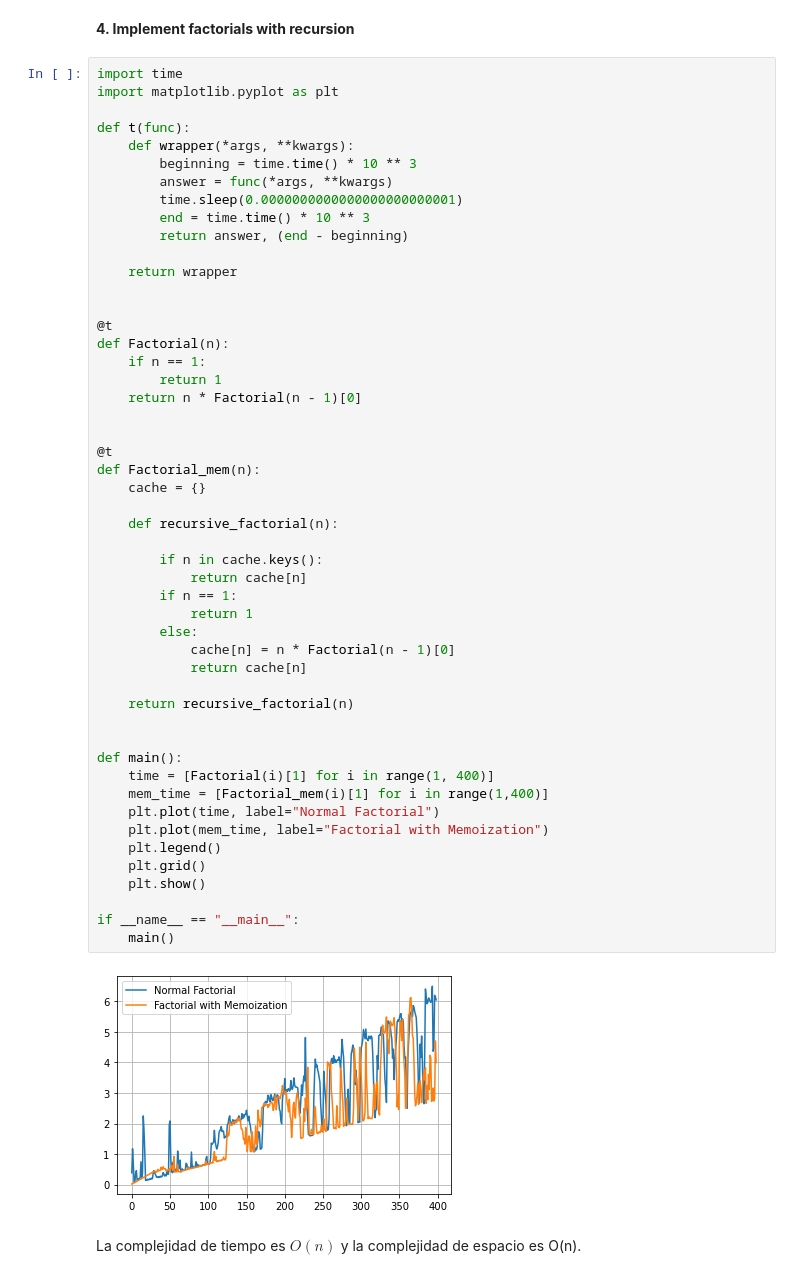
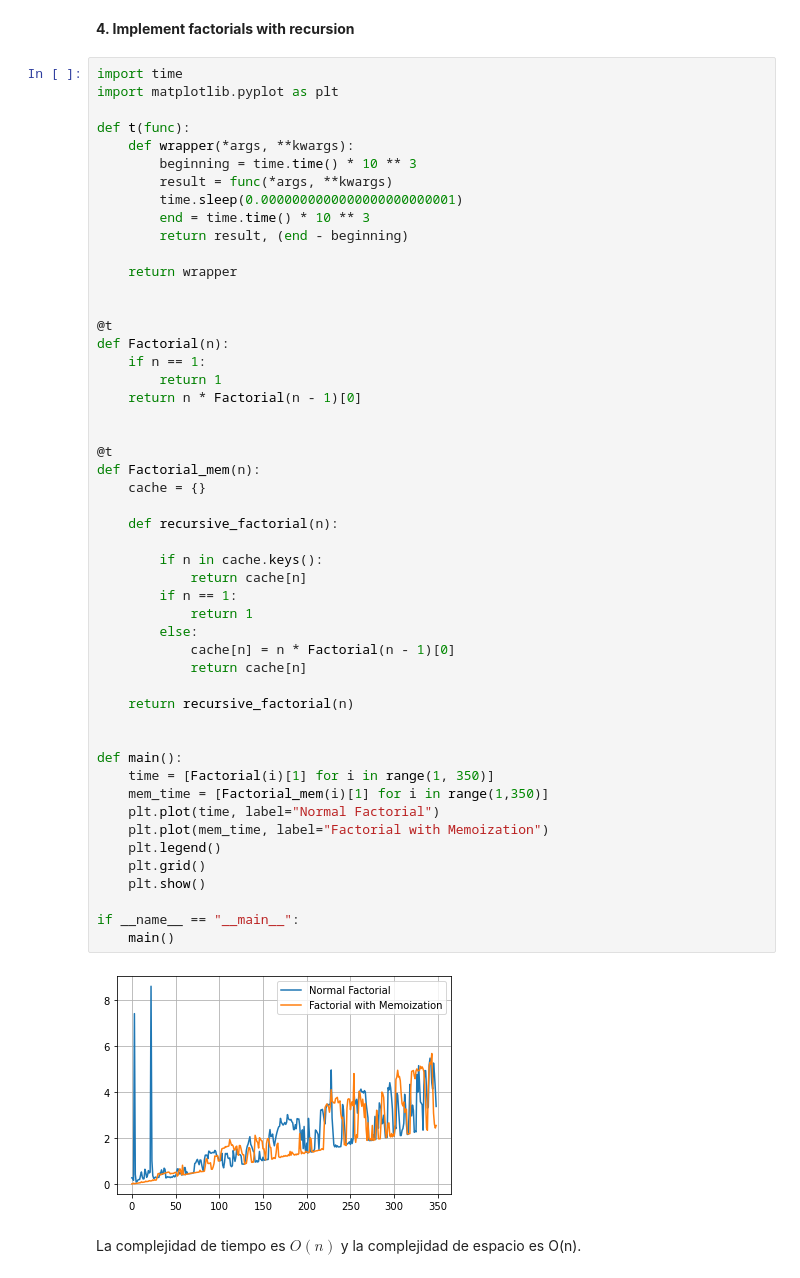
Before and after one commit to EmyAguirre02/cmp-3002-fall22-eaguirres, a Jupyter notebook: Homework3.ipynb, the cells around one changed output. Drawn from its saved outputs; the diff is of its cells as text.

```diff
--- a/Homework3.ipynb
+++ b/Homework3.ipynb
@@ -255,10 +255,10 @@ import matplotlib.pyplot as plt
 def t(func):
     def wrapper(*args, **kwargs):
         beginning = time.time() * 10 ** 3
-        answer = func(*args, **kwargs)
+        result = func(*args, **kwargs)
         time.sleep(0.0000000000000000000000001)
         end = time.time() * 10 ** 3
-        return answer, (end - beginning)
+        return result, (end - beginning)
 
     return wrapper
 
@@ -270,35 +270,35 @@ def Factorial(n):
     return n * Factorial(n - 1)[0]
 
 
 @t
 def Factorial_mem(n):
     cache = {}
 
     def recursive_factorial(n):
 
         if n in cache.keys():
             return cache[n]
         if n == 1:
             return 1
         else:
             cache[n] = n * Factorial(n - 1)[0]
             return cache[n]
 
     return recursive_factorial(n)
 
 
 def main():
-    time = [Factorial(i)[1] for i in range(1, 400)]
-    mem_time = [Factorial_mem(i)[1] for i in range(1,400)]
+    time = [Factorial(i)[1] for i in range(1, 350)]
+    mem_time = [Factorial_mem(i)[1] for i in range(1,350)]
     plt.plot(time, label="Normal Factorial")
     plt.plot(mem_time, label="Factorial with Memoization")
     plt.legend()
     plt.grid()
     plt.show()
 
 if __name__ == "__main__":
     main()
 # %% [output]
-[figure, old version]
+[figure, new version]
 # %% [markdown]
 La complejidad de tiempo es $O(n)$ y la complejidad de espacio es O(n).
```
Also changed, not shown: parts of 4 cells of this notebook.
